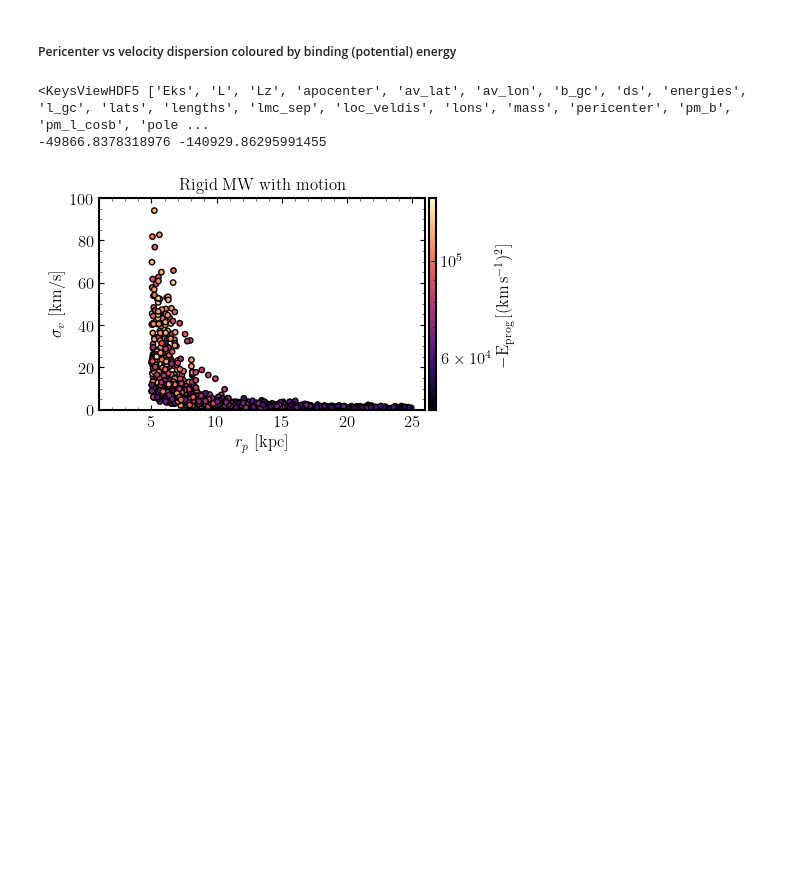
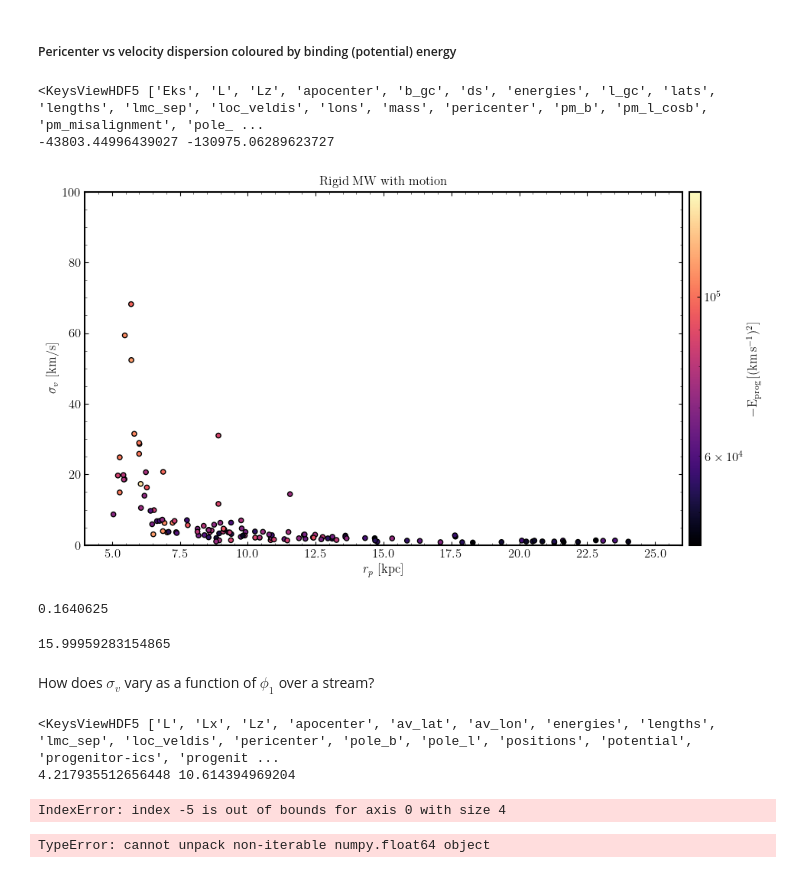
Before and after one commit to dc-broo3/oceanus, a Jupyter notebook: analysis/disc-numerics.ipynb, the cells around one changed output. Cells and saved outputs as stored; diff of their text form; code cells hidden in the pictures; blank space fills up the shorter version.

Commit message:
More inner halo streams analysis and mollweide density contrast.

```diff
--- a/analysis/disc-numerics.ipynb
+++ b/analysis/disc-numerics.ipynb
@@ -675,8 +678,8 @@ def readparams(paramfile):
     return [inpath, snapname, outpath, outname, prog_ics ,prog_mass, prog_scale, pericenter, apocenter, Tbegin, Tfinal, dtmin,
             haloflag, discflag, lmcflag, strip_rate, static_mwh, static_mwd, lmc_switch]
 # %%
-# file = "../ics/high-vel-dis/param_15.yaml"
-file = "../ics/rigid-mw/param_1021.yaml"
+file = "../ics/high-vel-dis/param_15.yaml"
+# file = "../ics/rigid-mw/param_1021.yaml"
 params = readparams(file)
 params
 # %% [output]
@@ -953,33 +956,53 @@ Cannot select a time after the present day! Setting to present day...
 # %% [markdown]
 ##### Pericenter vs velocity dispersion coloured by binding (potential) energy
 # %%
-path = '/mnt/ceph/users/rbrooks/oceanus/analysis/stream-runs/combined-files/plotting_data/1024-dthalfMyr-5kpcrpmin/static-mw.hdf5'
+# path = '/mnt/ceph/users/rbrooks/oceanus/analysis/stream-runs/combined-files/plotting_data/1024-dthalfMyr-5kpcrpmin/static-mw.hdf5'
+path = '/mnt/ceph/users/rbrooks/oceanus/analysis/stream-runs/combined-files/plotting_data/128-dt1Myr-5kpcrpmin/static-mw.hdf5'
 
 with h5py.File(path ,'r') as file:
         print(file.keys())
         peris = np.array(file['pericenter'])
+        apos = np.array(file['apocenter'])
         veldis = np.array(file['loc_veldis'])
         totalE  = np.array(file['energies'])
+        # Eks  = np.array(file['Eks'])
+        masses  = np.array(file['mass'])
         print(totalE.max(), totalE.min())
-        # Ek  = np.array(file['Eks'])
 
-# Ebind = totalE - Ek
-fig, ax = plt.subplots(1,1, figsize=(5,2.75))
-plot = plt.scatter(peris, veldis, c=-totalE, s=15,
+
+# Epot = totalE - Eks
+fig, ax = plt.subplots(1,1, figsize=(12,6))
+plot = plt.scatter(peris, veldis, c=-totalE, s=20,
                cmap='magma', edgecolor='k', rasterized=True, norm=LogNorm(vmin=1.4e5, vmax=5e4))
+# plot = plt.scatter(peris, veldis, c=apos, s=25,
+#                cmap='magma', edgecolor='k', rasterized=True)
+
 
 plt.xlabel(r'$r_p$ [kpc]')
 plt.ylabel(r'$\sigma_v$ [km/s]')
-plt.xlim(1,26)
+plt.xlim(4,26)
 plt.ylim(0,100)
 plt.title('Rigid MW with motion')
 
 cb = fig.colorbar(plot, ax=ax,location='right', aspect=30, pad=0.01)
 cb.set_label(r'$-\mathrm{E_{prog}} \, [(\mathrm{km}\,\mathrm{s}^{-1})^{2}]$')
+# cb.set_label(r'$r_a \, [\mathrm{kpc}]$')
 cb.ax.tick_params(labelsize=12)
 
-plt.savefig('/mnt/ceph/users/rbrooks/oceanus/analysis/figures/high-vel-dis/peri-veldis-energy')
+# plt.savefig('/mnt/ceph/users/rbrooks/oceanus/analysis/figures/high-vel-dis/peri-veldis-apos')
 # %% [output]
-<KeysViewHDF5 ['Eks', 'L', 'Lz', 'apocenter', 'av_lat', 'av_lon', 'b_gc', 'ds', 'energies', 'l_gc', 'lats', 'lengths', 'lmc_sep', 'loc_veldis', 'lons', 'mass', 'pericenter', 'pm_b', 'pm_l_cosb', 'pole ...
--49866.8378318976 -140929.86295991455
+<KeysViewHDF5 ['Eks', 'L', 'Lz', 'apocenter', 'b_gc', 'ds', 'energies', 'l_gc', 'lats', 'lengths', 'lmc_sep', 'loc_veldis', 'lons', 'mass', 'pericenter', 'pm_b', 'pm_l_cosb', 'pm_misalignment', 'pole_ ...
+-43803.44996439027 -130975.06289623727
-[figure, old version]
+[figure, new version]
+# %%
+cut1_veldis = veldis[ (peris < 10) & (veldis > 10)]
+len(cut1_veldis)/len(veldis)
+# %% [output]
+0.1640625
+# %%
+cut1_apos = apos[ (peris<10) & (veldis > 20)]
+np.median(cut1_apos)
+# %% [output]
+15.99959283154865
+# %% [markdown]
+How does $\sigma_{v}$ vary as a function of $\phi_1$ over a stream?
@@ -985,0 +1031,36 @@ plt.savefig('/mnt/ceph/users/rbrooks/oceanus/analysis/figures/high-vel-dis/peri-
+# %%
+path = '/mnt/ceph/users/rbrooks/oceanus/analysis/stream-runs/combined-files/1024-dthalfMyr-5kpcrpmin/static-mw.hdf5'
+# path = '/mnt/ceph/users/rbrooks/oceanus/analysis/stream-runs/combined-files/128-dt1Myr-5kpcrpmin/static-mw.hdf5'
+stream = 'stream_0'
+
+with h5py.File(path,'r') as file:
+    print(file[stream].keys())
+    ts = np.array(file[stream]["times"])[2::2]
+    plot_ts = ts[::1000]
+    prog_xs = np.array(file[stream]["positions"])[-6:-1]
+    prog_vs = np.array(file[stream]["velocities"])[-6:-1]
+    locveldis = np.array(file[stream]["loc_veldis"])
+    peri = np.array(file[stream]["pericenter"])
+    print(locveldis, peri)
+# %% [output]
+<KeysViewHDF5 ['L', 'Lx', 'Lz', 'apocenter', 'av_lat', 'av_lon', 'energies', 'lengths', 'lmc_sep', 'loc_veldis', 'pericenter', 'pole_b', 'pole_l', 'positions', 'potential', 'progenitor-ics', 'progenit ...
+4.217935512656448 10.614394969204
+# %%
+lons_t0, lats_t0 = lons_lats(prog_xs[-1], prog_vs[-1])
+lons_t1, lats_t1 = lons_lats(prog_xs[-2], prog_vs[-2])
+lons_t2, lats_t2 = lons_lats(prog_xs[-3], prog_vs[-3])
+lons_t3, lats_t3 = lons_lats(prog_xs[-5], prog_vs[-5])
+# %% [output]
+IndexError: index -5 is out of bounds for axis 0 with size 4
+# %%
+lonbins_t0, veldis_bins_t0 = local_veldis(lons_t0, prog_vs[-1])
+lonbins_t1, veldis_bins_t1 = local_veldis(lons_t1, prog_vs[-2])
+lonbins_t2, veldis_bins_t2 = local_veldis(lons_t2, prog_vs[-3])
+lonbins_t3, veldis_bins_t3 = local_veldis(lons_t3, prog_vs[-5])
+
+lonbins_mid_t0 = [(lonbins_t0[i] + lonbins_t0[i+1]) / 2 for i in range(len(lonbins_t0) -1 )]
+lonbins_mid_t1 = [(lonbins_t1[i] + lonbins_t1[i+1]) / 2 for i in range(len(lonbins_t1) -1 )]
+lonbins_mid_t2 = [(lonbins_t2[i] + lonbins_t2[i+1]) / 2 for i in range(len(lonbins_t2) -1 )]
+lonbins_mid_t3 = [(lonbins_t3[i] + lonbins_t3[i+1]) / 2 for i in range(len(lonbins_t3) -1 )]
+# %% [output]
+TypeError: cannot unpack non-iterable numpy.float64 object
```
Also changed, not shown: parts of 19 cells of this notebook, 1 other file.
